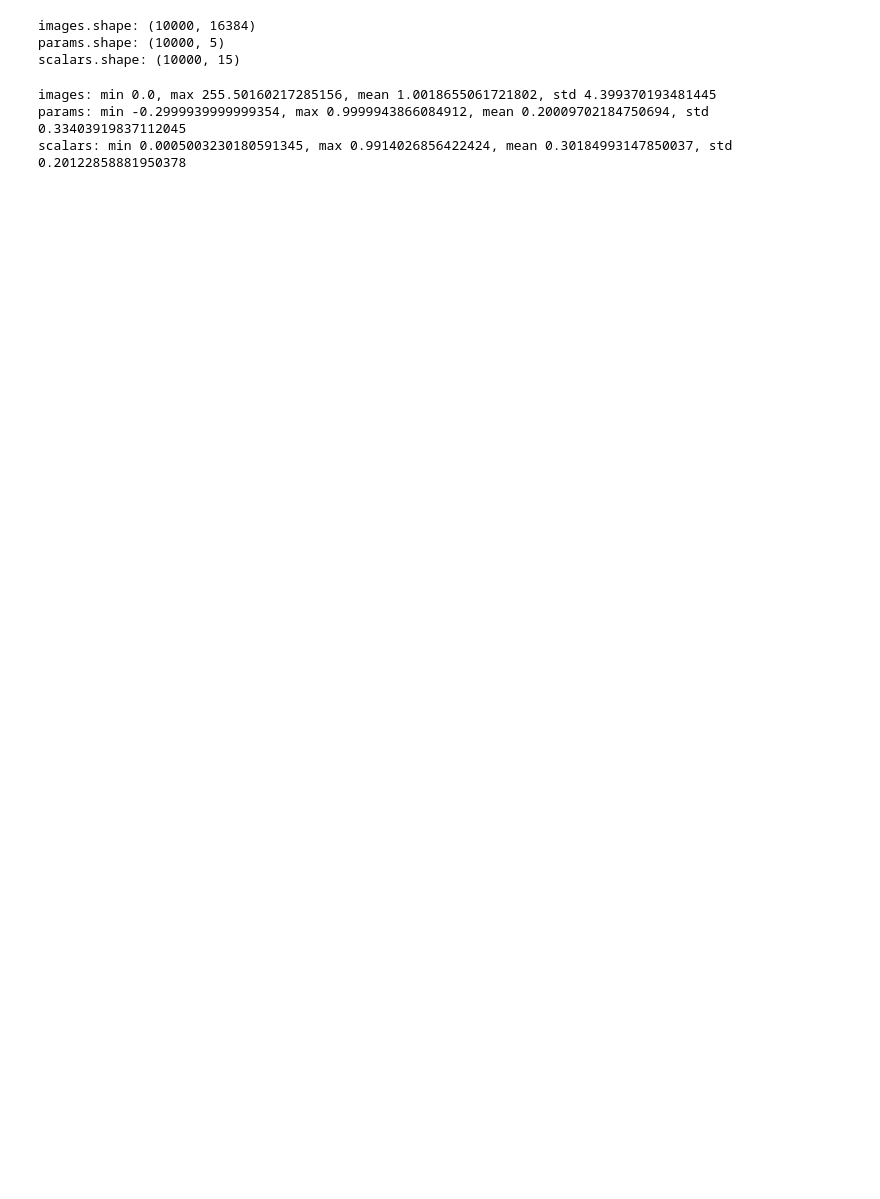
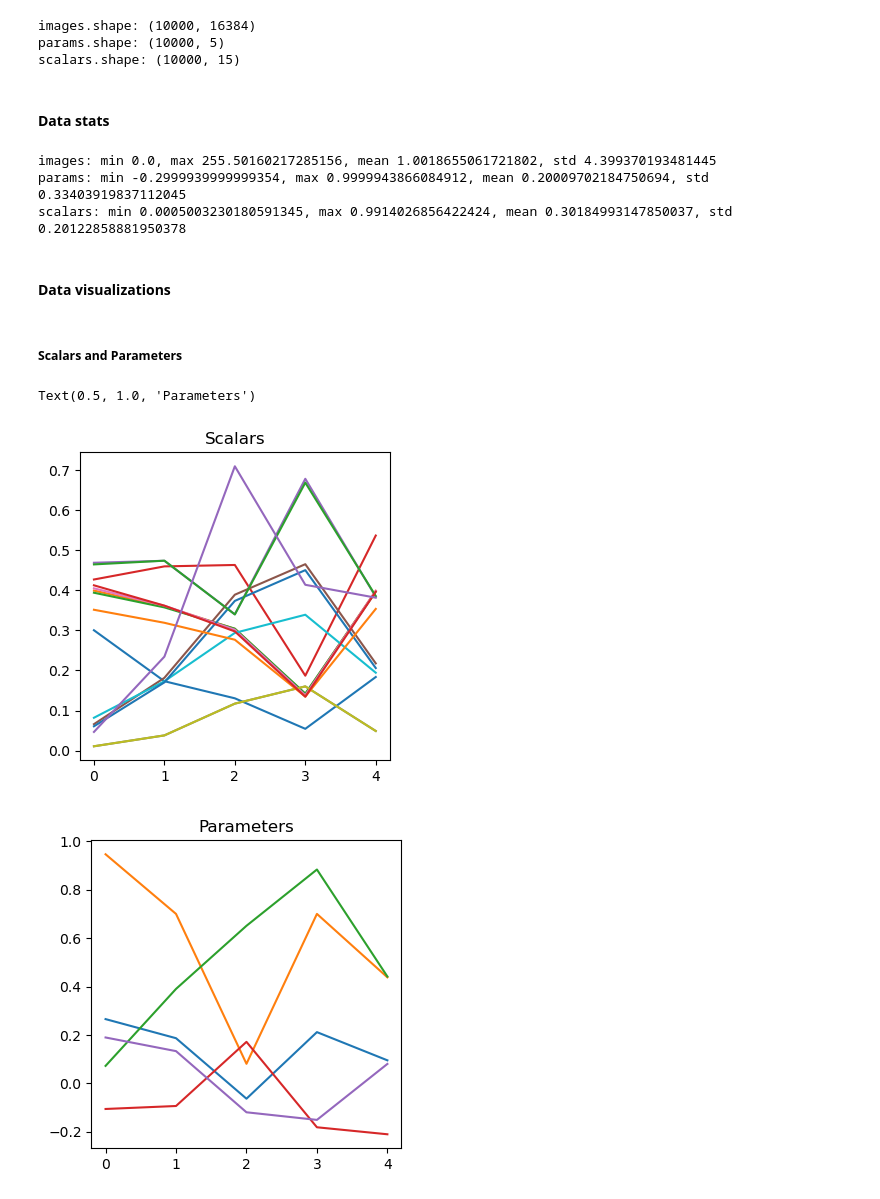
Before and after one commit to lanl/MORPH, a Jupyter notebook: experiments/ft_llnl_jag/icf_data.ipynb, the cells around one changed output. Cells and saved outputs as stored; diff of their text form; code cells hidden in the pictures; blank space fills up the shorter version.

Commit message:
directory updates, more general updates

```diff
--- a/experiments/ft_llnl_jag/icf_data.ipynb
+++ b/experiments/ft_llnl_jag/icf_data.ipynb
@@ -31,6 +15,9 @@ from pathlib import Path
 import ipynbname
 
 HERE = Path(ipynbname.path()).resolve().parent
+ROOT = HERE.parents[1]
 os.chdir(HERE)
 print("Current directory: ", os.getcwd())
+os.chdir(ROOT)
+print("Root directory:", os.getcwd())
 # %% [output]
@@ -37,0 +26,7 @@ Current directory:  C:\Users\384861\github\MORPH\experiments\ft_llnl_jag\icf-jag
+# %%
+datatset_dir = os.path.join(ROOT, "datasets")
+model_dir = os.path.join(ROOT, "models")
+results_dir = os.path.join(ROOT, "experiments", "results")
+print("Dataset directory:", datatset_dir)
+print("Model directory:", model_dir)
+print("Results directory:", results_dir)
@@ -38,9 +37,9 @@ Current directory:  C:\Users\384861\github\MORPH\experiments\ft_llnl_jag\icf-jag
 # %%
 import os, numpy as np
 
-path_images = "jag10K_images.npy"
-path_params = "jag10K_params.npy"
-path_scalars = "jag10K_0_scalars.npy"
+path_images = os.path.join(datatset_dir, "icf-jag-10k", "jag10K_images.npy")
+path_params = os.path.join(datatset_dir, "icf-jag-10k", "jag10K_params.npy")
+path_scalars = os.path.join(datatset_dir, "icf-jag-10k", "jag10K_0_scalars.npy")
 
 images = np.load(path_images, allow_pickle=False)
 params = np.load(path_params, allow_pickle=False)
@@ -53,6 +52,8 @@ print("scalars.shape:", scalars.shape)
 images.shape: (10000, 16384)
 params.shape: (10000, 5)
 scalars.shape: (10000, 15)
+# %% [markdown]
+#### Data stats
 # %%
 # some stats
 min_images, max_images = images.min(), images.max()
@@ -70,3 +71,20 @@ print(f"scalars: min {min_scalars}, max {max_scalars}, mean {mean_scalars}, std
 images: min 0.0, max 255.50160217285156, mean 1.0018655061721802, std 4.399370193481445
 params: min -0.2999939999999354, max 0.9999943866084912, mean 0.20009702184750694, std 0.33403919837112045
 scalars: min 0.0005003230180591345, max 0.9914026856422424, mean 0.30184993147850037, std 0.20122858881950378
+# %% [markdown]
+#### Data visualizations
+# %% [markdown]
+##### Scalars and Parameters
+# %%
+from matplotlib import pyplot as plt
+plt.figure(figsize=(4, 4))
+plt.plot(scalars[0:5,:],'-')
+plt.title('Scalars')
+
+plt.figure(figsize=(4, 4))
+plt.plot(params[0:5,:],'-')
+plt.title('Parameters')
+# %% [output]
+Text(0.5, 1.0, 'Parameters')
+[figure, added]
+[figure, added]
```
Also changed, not shown: parts of 7 cells of this notebook.
